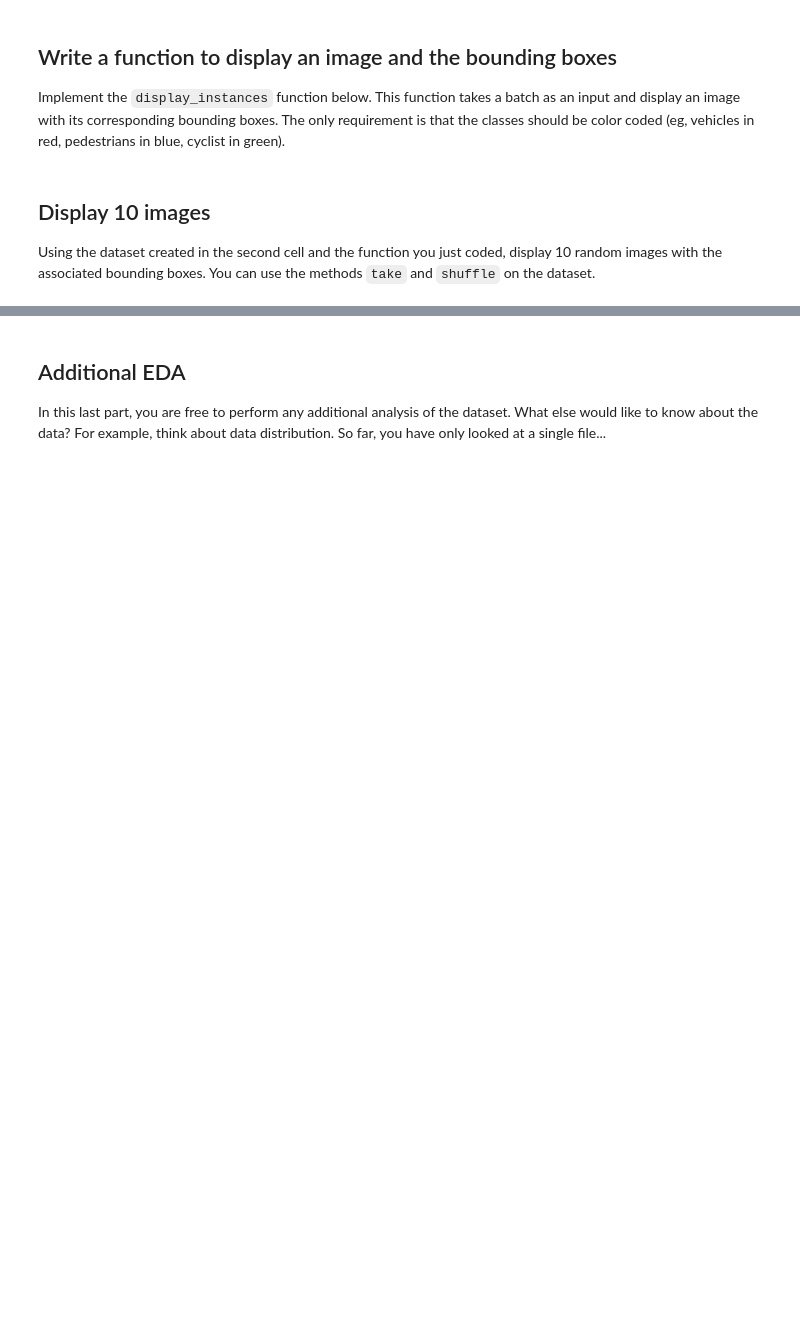
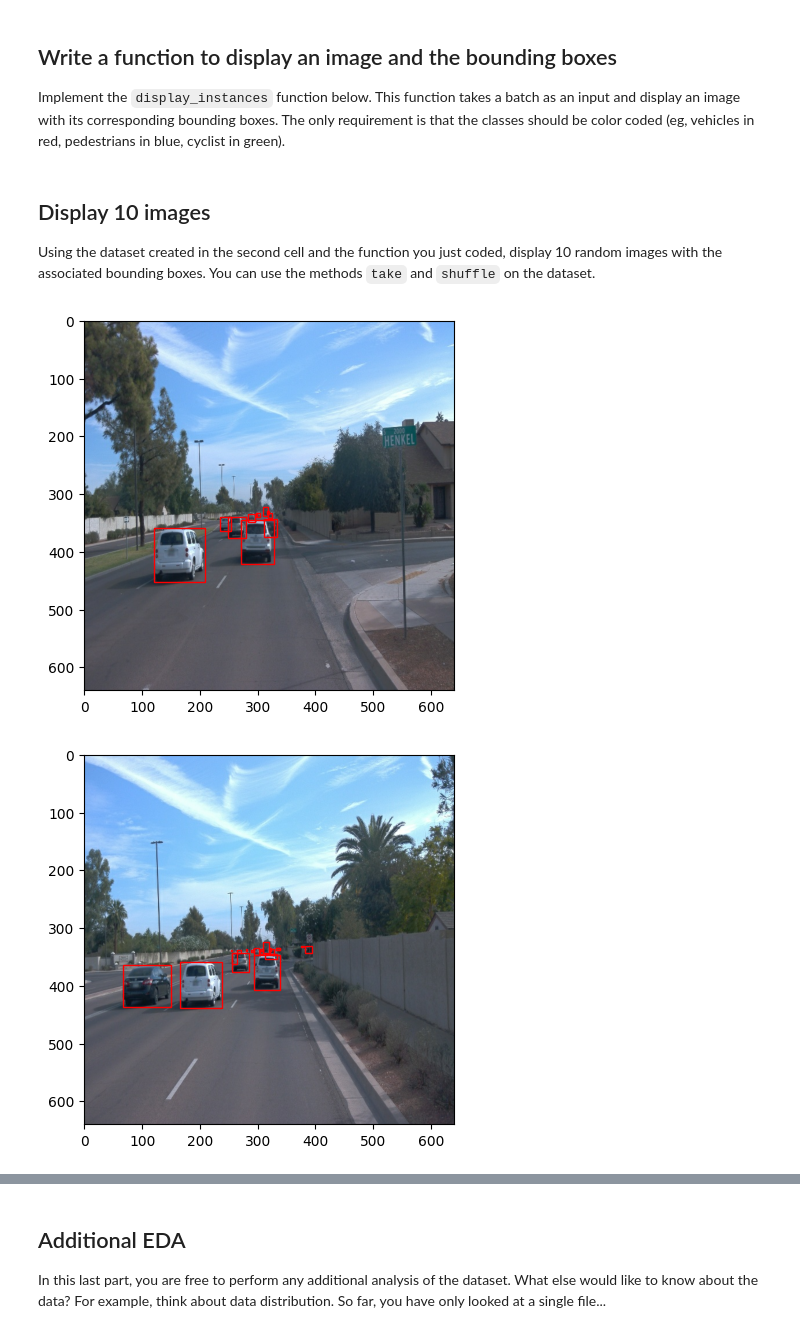
Before and after one commit to t-lou/nd013-c1-vision-starter, a Jupyter notebook: Exploratory Data Analysis.ipynb, the cells around one changed output, grey strips where cells are left out. Drawn from its saved outputs; the diff is of its cells as text; code cells hidden in the pictures; blank space fills up the shorter version.

```diff
--- a/Exploratory Data Analysis.ipynb
+++ b/Exploratory Data Analysis.ipynb
@@ -50,5 +61,8 @@ def display_instances(batch):
 
 Using the dataset created in the second cell and the function you just coded, display 10 random images with the associated bounding boxes. You can use the methods `take` and `shuffle` on the dataset.
 # %%
-for data in dataset.shuffle(10):
+for data in dataset.shuffle(1).take(10):
     display_instances(data)
+# %% [output]
+[figure, added]
+[figure, added]
```
Also changed, not shown: parts of 3 cells of this notebook, 2 other files.
